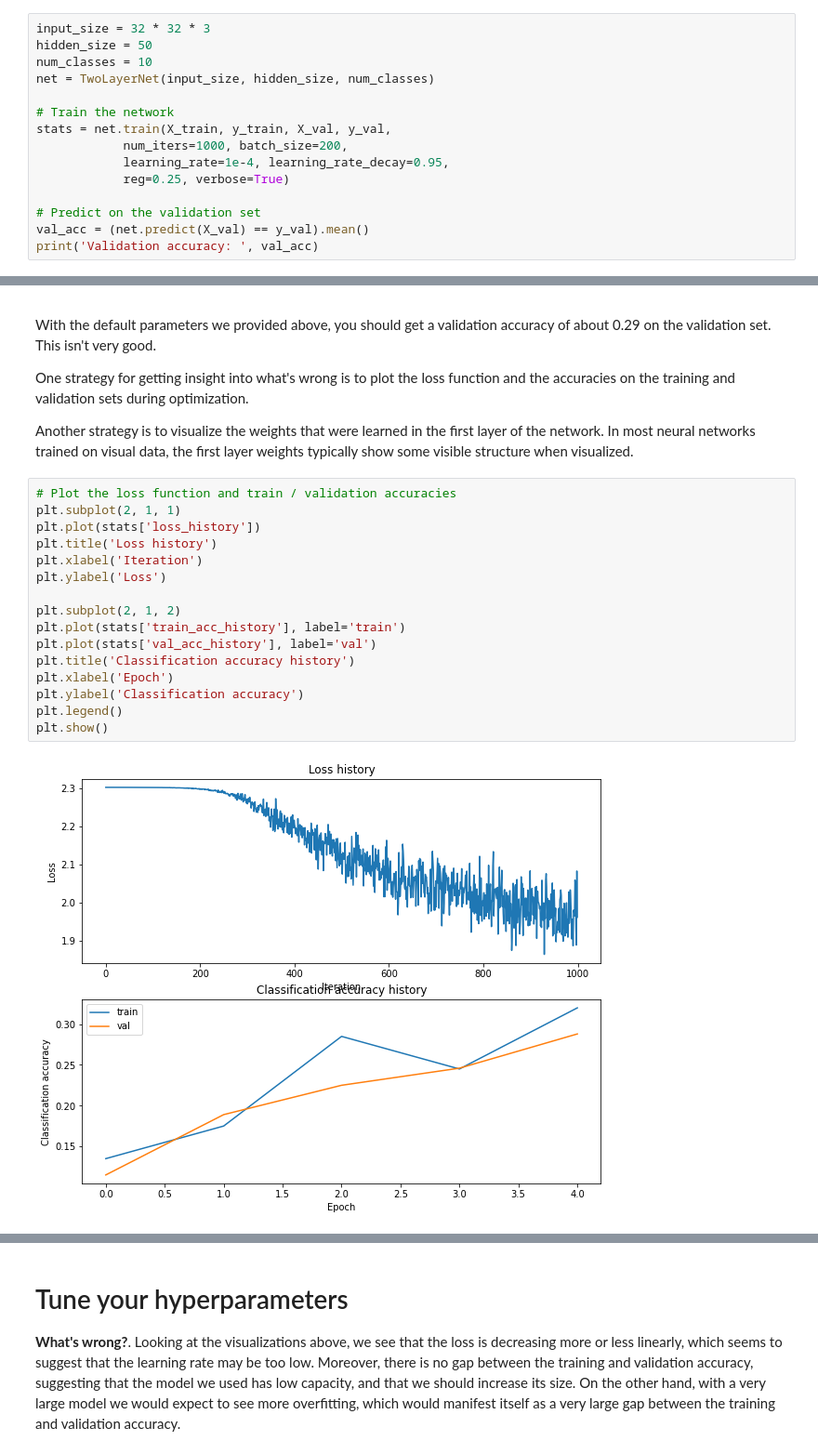
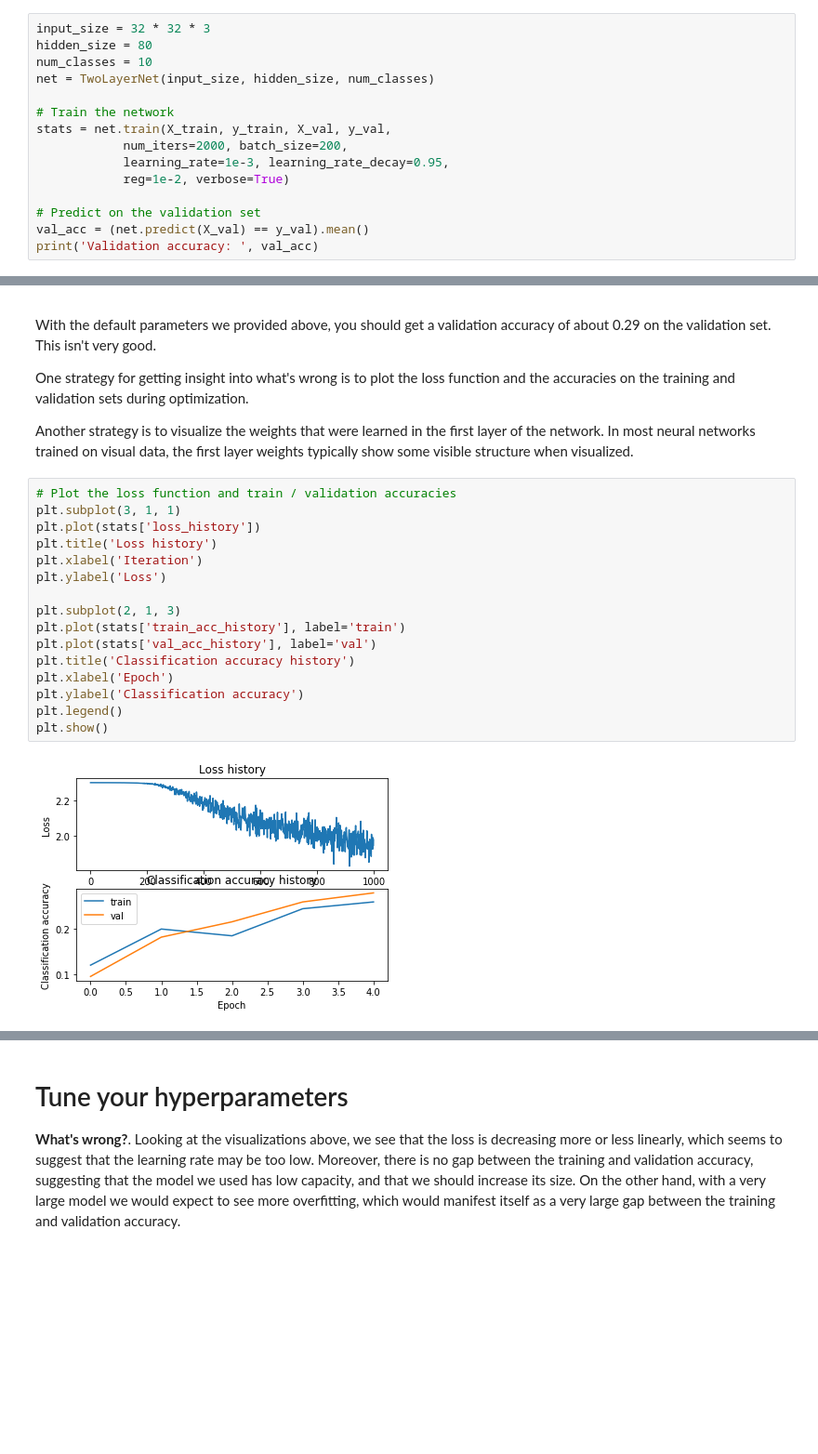
Before and after one commit to qianyangc/cs231n, a Jupyter notebook: assignment1/two_layer_net.ipynb, the cells around one changed output, grey strips where cells are left out. Shown at 93% size. Cells and saved outputs as stored; diff of their text form; blank space fills up the shorter version.

```diff
--- a/assignment1/two_layer_net.ipynb
+++ b/assignment1/two_layer_net.ipynb
@@ -250,15 +215,15 @@ Test labels shape:  (1000,)
 To train our network we will use SGD. In addition, we will adjust the learning rate with an exponential learning rate schedule as optimization proceeds; after each epoch, we will reduce the learning rate by multiplying it by a decay rate.
 # %%
 input_size = 32 * 32 * 3
-hidden_size = 50
+hidden_size = 80
 num_classes = 10
 net = TwoLayerNet(input_size, hidden_size, num_classes)
 
 # Train the network
 stats = net.train(X_train, y_train, X_val, y_val,
-            num_iters=1000, batch_size=200,
-            learning_rate=1e-4, learning_rate_decay=0.95,
-            reg=0.25, verbose=True)
+            num_iters=2000, batch_size=200,
+            learning_rate=1e-3, learning_rate_decay=0.95,
+            reg=1e-2, verbose=True)
 
 # Predict on the validation set
 val_acc = (net.predict(X_val) == y_val).mean()
@@ -284,22 +255,22 @@ One strategy for getting insight into what's wrong is to plot the loss function
 Another strategy is to visualize the weights that were learned in the first layer of the network. In most neural networks trained on visual data, the first layer weights typically show some visible structure when visualized.
 # %%
 # Plot the loss function and train / validation accuracies
-plt.subplot(2, 1, 1)
+plt.subplot(3, 1, 1)
 plt.plot(stats['loss_history'])
 plt.title('Loss history')
 plt.xlabel('Iteration')
 plt.ylabel('Loss')
 
-plt.subplot(2, 1, 2)
+plt.subplot(2, 1, 3)
 plt.plot(stats['train_acc_history'], label='train')
 plt.plot(stats['val_acc_history'], label='val')
 plt.title('Classification accuracy history')
 plt.xlabel('Epoch')
 plt.ylabel('Classification accuracy')
 plt.legend()
 plt.show()
 # %% [output]
-[figure, old version]
+[figure, new version]
 # %%
 from cs231n.vis_utils import visualize_grid
 
```
Also changed, not shown: parts of 15 cells of this notebook, 3 other files.
